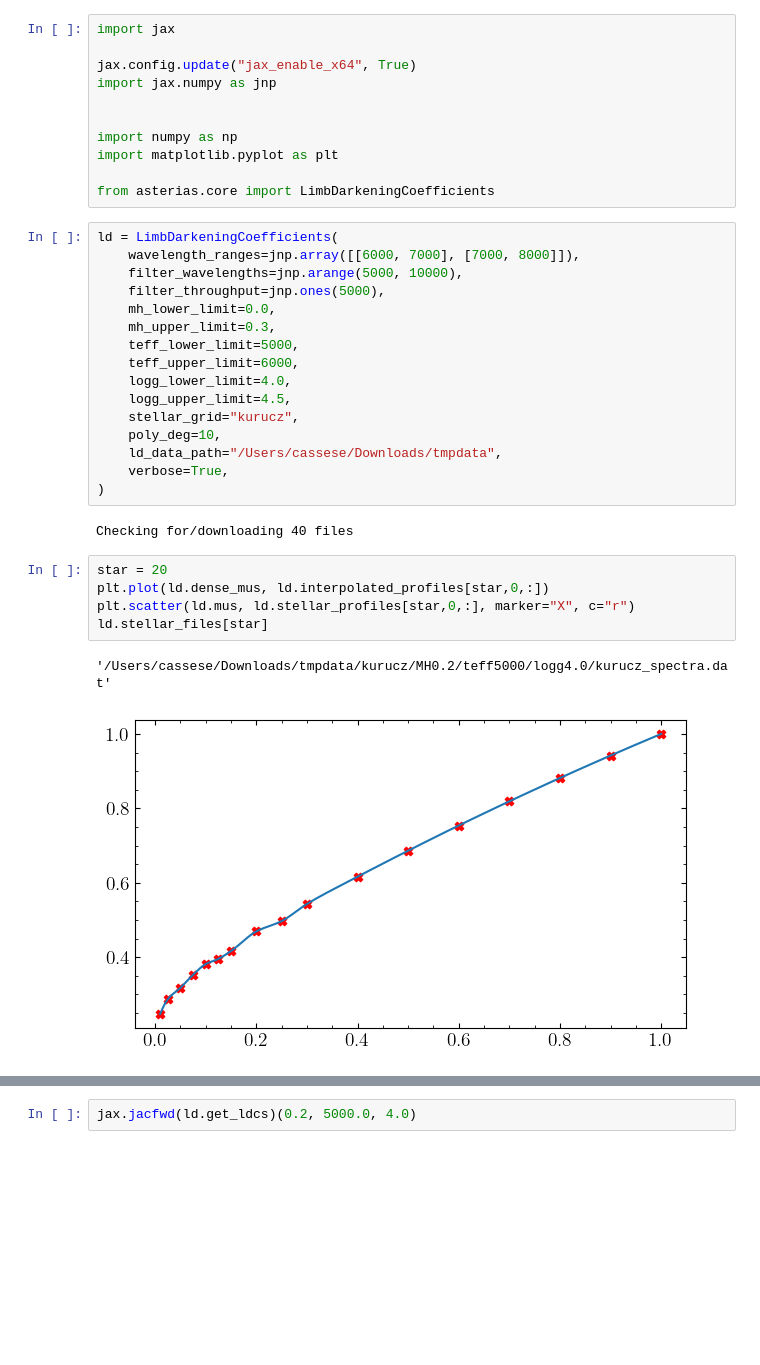
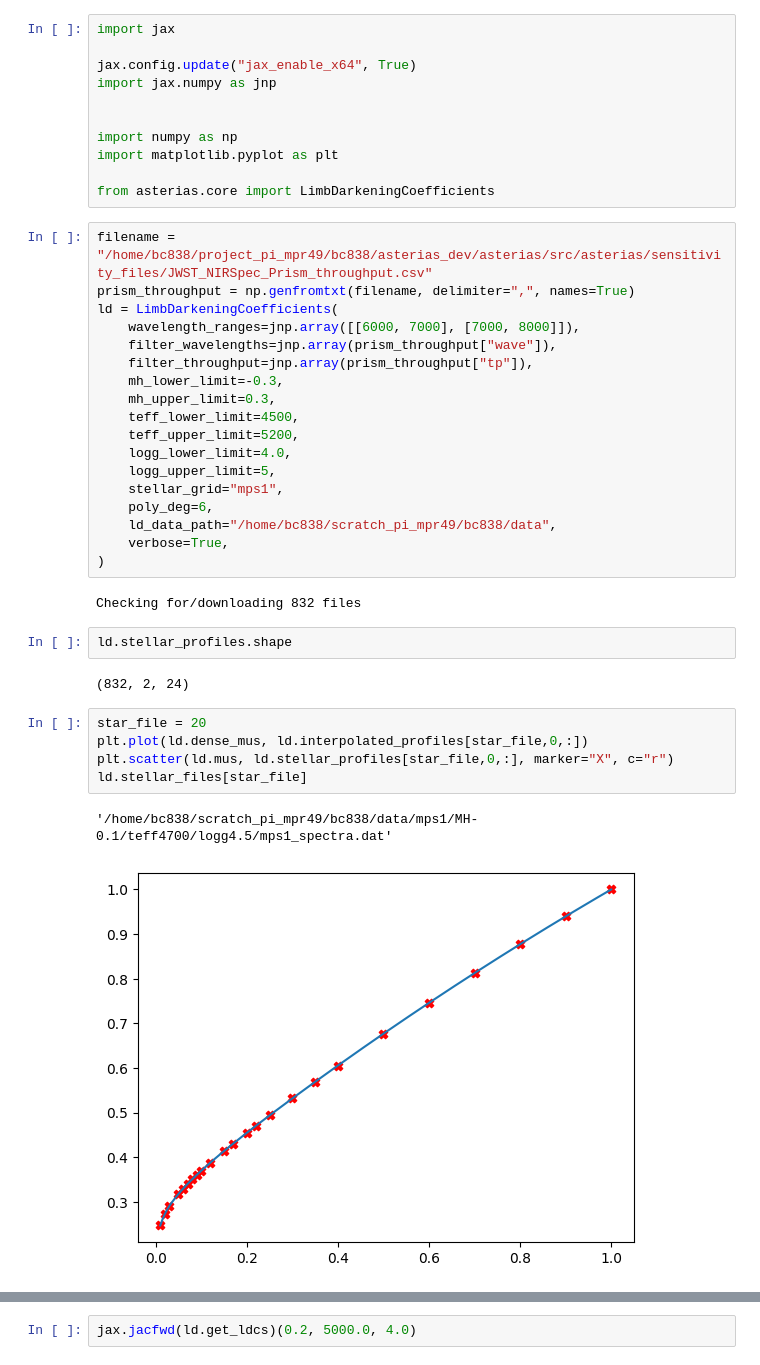
Before and after one commit to ben-cassese/asterias, a Jupyter notebook: scratch.ipynb, the cells around one changed output, grey strips where cells are left out. Cells and saved outputs as stored; diff of their text form; blank space fills up the shorter version.

```diff
--- a/scratch.ipynb
+++ b/scratch.ipynb
@@ -10,31 +10,37 @@ import matplotlib.pyplot as plt
 
 from asterias.core import LimbDarkeningCoefficients
 # %%
+filename = "/home/bc838/project_pi_mpr49/bc838/asterias_dev/asterias/src/asterias/sensitivity_files/JWST_NIRSpec_Prism_throughput.csv"
+prism_throughput = np.genfromtxt(filename, delimiter=",", names=True)
 ld = LimbDarkeningCoefficients(
     wavelength_ranges=jnp.array([[6000, 7000], [7000, 8000]]),
-    filter_wavelengths=jnp.arange(5000, 10000),
-    filter_throughput=jnp.ones(5000),
-    mh_lower_limit=0.0,
+    filter_wavelengths=jnp.array(prism_throughput["wave"]),
+    filter_throughput=jnp.array(prism_throughput["tp"]),
+    mh_lower_limit=-0.3,
     mh_upper_limit=0.3,
-    teff_lower_limit=5000,
-    teff_upper_limit=6000,
+    teff_lower_limit=4500,
+    teff_upper_limit=5200,
     logg_lower_limit=4.0,
-    logg_upper_limit=4.5,
-    stellar_grid="kurucz",
-    poly_deg=10,
-    ld_data_path="/Users/cassese/Downloads/tmpdata",
+    logg_upper_limit=5,
+    stellar_grid="mps1",
+    poly_deg=6,
+    ld_data_path="/home/bc838/scratch_pi_mpr49/bc838/data",
     verbose=True,
 )
 # %% [output]
-Checking for/downloading 40 files
+Checking for/downloading 832 files
+# %%
+ld.stellar_profiles.shape
+# %% [output]
+(832, 2, 24)
 # %%
-star = 20
-plt.plot(ld.dense_mus, ld.interpolated_profiles[star,0,:])
-plt.scatter(ld.mus, ld.stellar_profiles[star,0,:], marker="X", c="r")
-ld.stellar_files[star]
+star_file = 20
+plt.plot(ld.dense_mus, ld.interpolated_profiles[star_file,0,:])
+plt.scatter(ld.mus, ld.stellar_profiles[star_file,0,:], marker="X", c="r")
+ld.stellar_files[star_file]
 # %% [output]
-'/Users/cassese/Downloads/tmpdata/kurucz/MH0.2/teff5000/logg4.0/kurucz_spectra.dat'
+'/home/bc838/scratch_pi_mpr49/bc838/data/mps1/MH-0.1/teff4700/logg4.5/mps1_spectra.dat'
-[figure, old version]
+[figure, new version]
 # %%
 coeffs = ld.get_ldcs(mh=0.2, teff=5000.0, logg=4.0)
 coeffs
```
Also changed, not shown: parts of 3 cells of this notebook, 1 other file.
